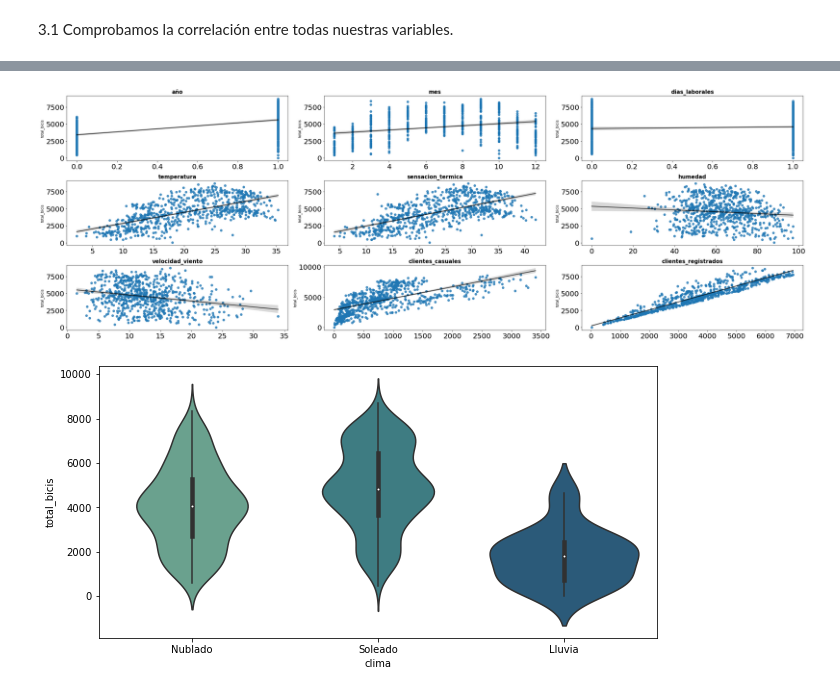
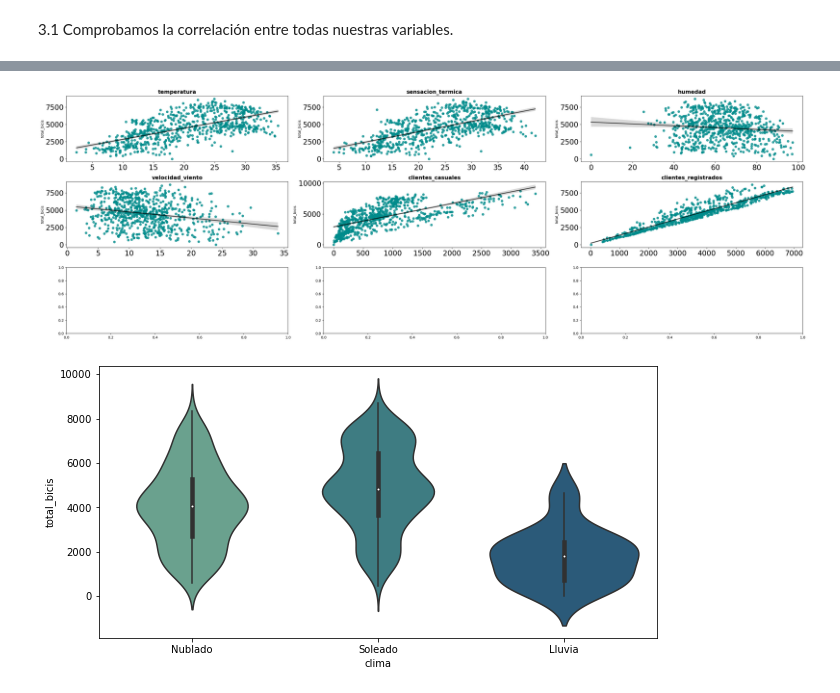
Before and after one commit to Adalab/project-da-promo-c-module-3-team-3, a Jupyter notebook: notebooks/3-EDA-Regresion.ipynb, the cells around one changed output, grey strips where cells are left out. Cells and saved outputs as stored; diff of their text form; code cells hidden in the pictures.

Commit message:
regplot

```diff
--- a/notebooks/3-EDA-Regresion.ipynb
+++ b/notebooks/3-EDA-Regresion.ipynb
@@ -127,37 +127,37 @@ fig, axes = plt.subplots(nrows = 3, ncols = 3, figsize = (30, 10))
 
 
 # hemos creado una gráfica con varios subplots. Si queremos automatizar el proceso de relleno de cada uno de los plots
 ## podemos usar el método .flat. Lo que hace es aplanar los ejes para que queden en una única dimensión
 ## y luego los vamos rellenando.
 axes = axes.flat
 
 # seleccionamos las columnas que queremos graficar
-columnas_numeric = df.select_dtypes(include = np.number).drop('total_bicis', axis=1)
+columnas_numeric = df.select_dtypes(include = np.number).drop(['total_bicis','año','mes','dias_laborales'], axis=1)
 columnas_numeric = columnas_numeric.columns
 
 # iniciamos un for loop para no tener que escribir la misma línea de código muchas veces
 for i, colum in enumerate(columnas_numeric):
     sns.regplot(
         data = df,
         x = colum,
         y = 'total_bicis',
-        #color = lista_colores[i],
+        color = 'darkcyan',
         line_kws = {"color": "black", "alpha": 0.7 },
         ax = axes[i])
 
     # establecemos el título de cada gráfica
     axes[i].set_title(colum, fontsize = 15, fontweight = "bold")
 
     # establacemos el tamaño de la letras de los ejes
     axes[i].tick_params(labelsize = 20)
 
     # establecemos que no queremos que aparezca nada en el eje x
     axes[i].set_xlabel("")
-
+    plt.savefig('regplots.png')
 # ajustamos el tamaño de cada subplot para que no se vean superpuestos.
 fig.tight_layout();
 # %% [output]
-[figure, old version]
+[figure, new version]
 # %%
 fig, ax = plt.subplots(nrows=1, ncols=1, figsize=(10, 5))
 
```
Also changed, not shown: 1 other file.
